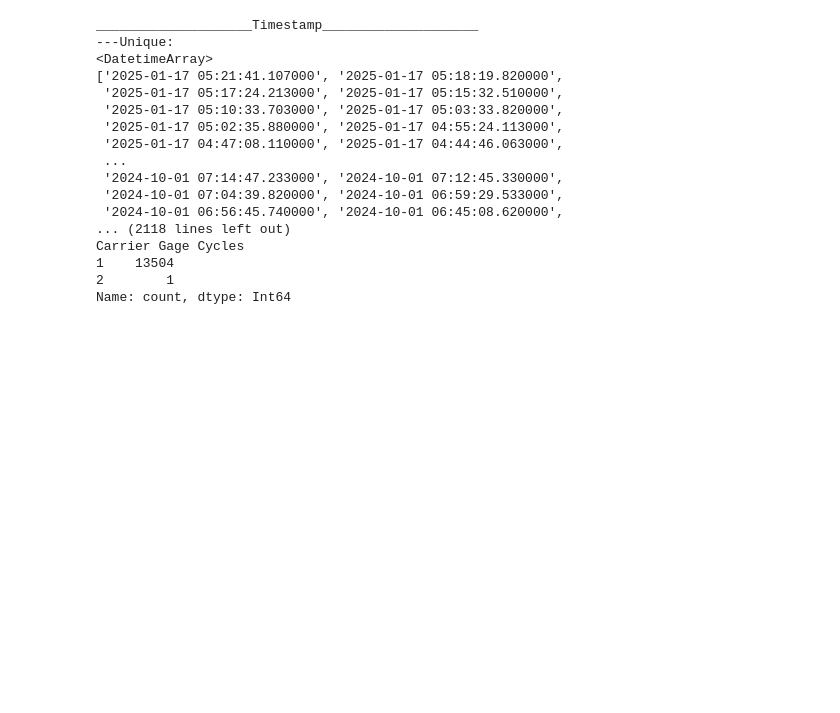
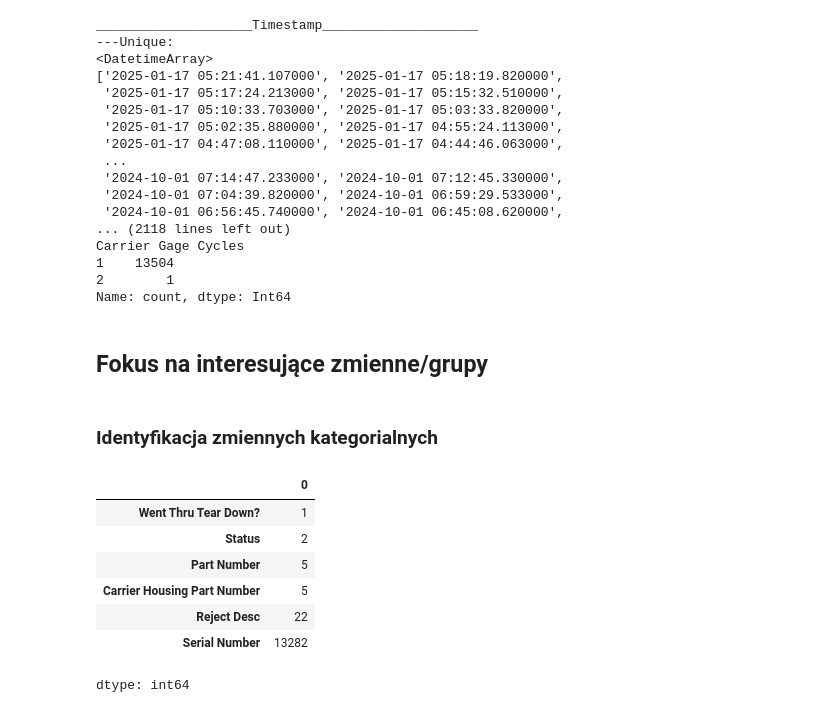
Before and after one commit to pancurster/automotive-projekt-grupa3, a Jupyter notebook: notebooks/analysis_data_CW03carrier.ipynb, the cells around one changed output. Drawn from its saved outputs; the diff is of its cells as text; code cells hidden in the pictures; blank space fills up the shorter version.

Commit message:
zmienne kategorialne

```diff
--- a/notebooks/analysis_data_CW03carrier.ipynb
+++ b/notebooks/analysis_data_CW03carrier.ipynb
@@ -168,3 +175,19 @@ Carrier Gage Cycles
 1    13504
 2        1
 Name: count, dtype: Int64
+# %% [markdown]
+## Fokus na interesujące zmienne/grupy
+# %% [markdown]
+### Identyfikacja zmiennych kategorialnych
+# %%
+categ = df.select_dtypes(include=['string']).nunique().sort_values()
+categ
+# %% [output]
+|  | 0 |
+| Went Thru Tear Down? | 1 |
+| Status | 2 |
+| Part Number | 5 |
+| Carrier Housing Part Number | 5 |
+| Reject Desc | 22 |
+| Serial Number | 13282 |
+dtype: int64
```
Also changed, not shown: parts of 18 cells of this notebook.
